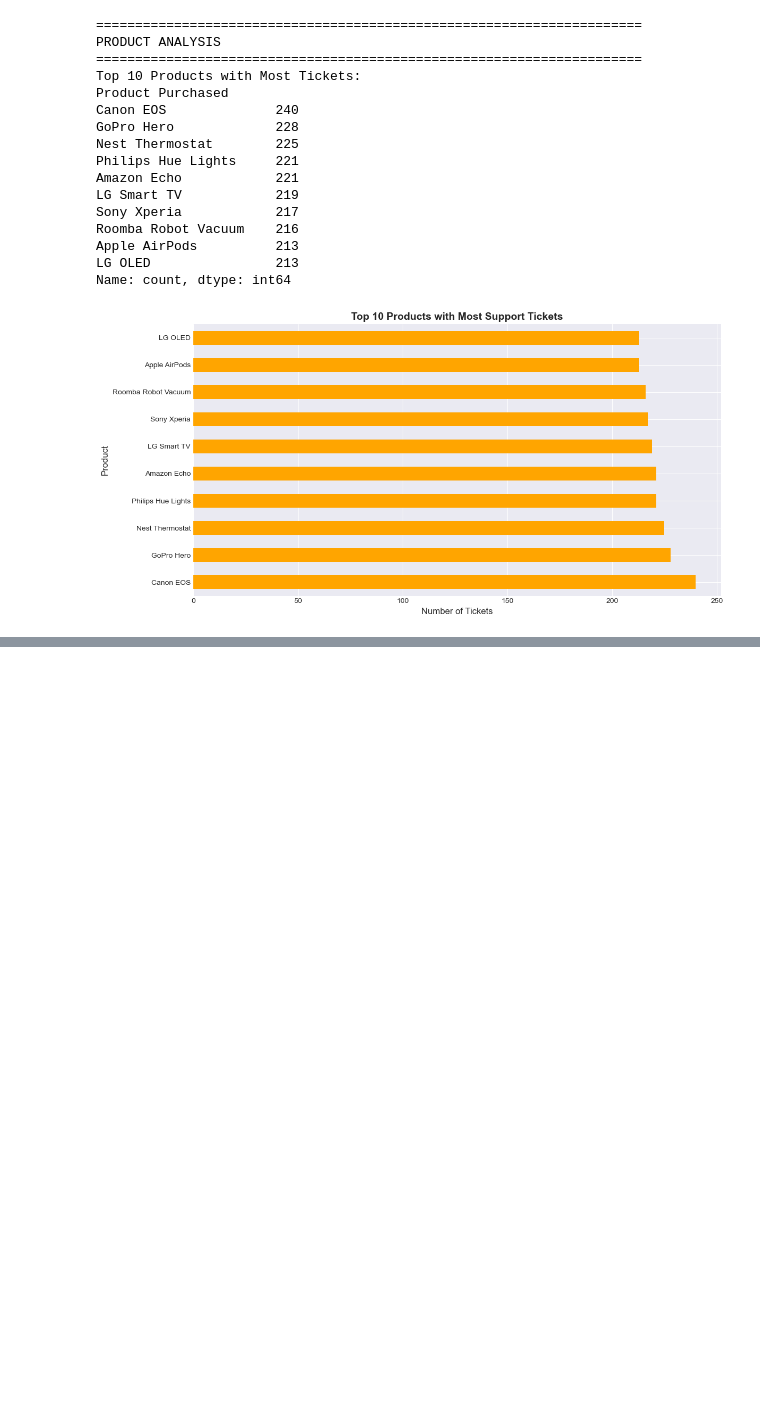
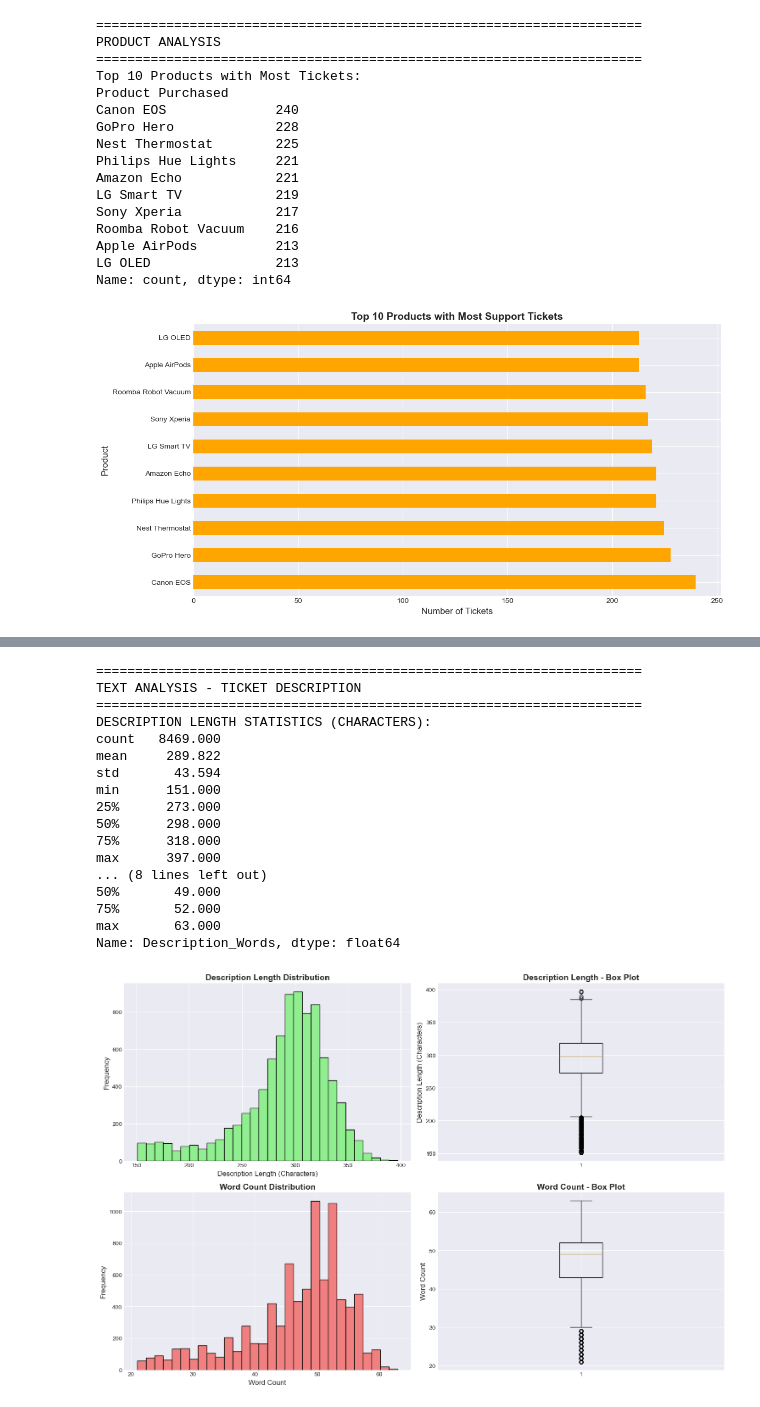
Before and after one commit to HoodaVishal/Intelligent-Customer-Support-System, a Jupyter notebook: notebooks/01_Data_Exploration.ipynb, the cells around one changed output, grey strips where cells are left out. Saved outputs shown, nothing was run; the diff lists cells and outputs as text; code cells hidden in the pictures; blank space fills up the shorter version.

```diff
--- a/notebooks/01_Data_Exploration.ipynb
+++ b/notebooks/01_Data_Exploration.ipynb
@@ -470,0 +620,65 @@ Name: count, dtype: int64
+# %%
+# Text Analysis - Ticket Description
+print('=' * 70)
+print('TEXT ANALYSIS - TICKET DESCRIPTION')
+print('=' * 70)
+
+if 'Ticket Description' in tickets.columns:
+    # Calculate text length
+    tickets['Description_Length'] = tickets['Ticket Description'].fillna('').str.len()
+    tickets['Description_Words'] = tickets['Ticket Description'].fillna('').str.split().str.len()
+
+    print('DESCRIPTION LENGTH STATISTICS (CHARACTERS):')
+    print(tickets['Description_Length'].describe())
+    print()
+
+    print('DESCRIPTION WORD COUNT STATISTICS:')
+    print(tickets['Description_Words'].describe())
+    print()
+
+    # Visualizations
+    fig, axes = plt.subplots(2, 2, figsize = (15, 10))
+
+    # Character length histogram
+    axes[0, 0].hist(tickets['Description_Length'], bins = 30, color = 'lightgreen', edgecolor = 'black')
+    axes[0, 0].set_xlabel('Description Length (Characters)', fontsize = 12)
+    axes[0, 0].set_ylabel('Frequency', fontsize = 12)
+    axes[0, 0].set_title('Description Length Distribution', fontsize = 14, fontweight = 'bold')
+
+    # Character length box plot
+    axes[0, 1].boxplot(tickets['Description_Length'])
+    axes[0, 1].set_ylabel('Description Length (Characters)', fontsize = 12)
+    axes[0, 1].set_title('Description Length - Box Plot', fontsize = 14, fontweight = 'bold')
+
+    # Word count histogram
+    axes[1, 0].hist(tickets['Description_Words'], bins = 30, color = 'lightcoral', edgecolor = 'black')
+    axes[1, 0].set_xlabel('Word Count', fontsize = 12)
+    axes[1, 0].set_ylabel('Frequency', fontsize = 12)
+    axes[1, 0].set_title('Word Count Distribution', fontsize = 14, fontweight = 'bold')
+
+    # Word count box plot
+    axes[1, 1].boxplot(tickets['Description_Words'])
+    axes[1, 1].set_ylabel('Word Count', fontsize = 12)
+    axes[1, 1].set_title('Word Count - Box Plot', fontsize = 14, fontweight = 'bold')
+
+    plt.tight_layout()
+    plt.show()
+# %% [output]
+======================================================================
+TEXT ANALYSIS - TICKET DESCRIPTION
+======================================================================
+DESCRIPTION LENGTH STATISTICS (CHARACTERS):
+count   8469.000
+mean     289.822
+std       43.594
+min      151.000
+25%      273.000
+50%      298.000
+75%      318.000
+max      397.000
+... (8 lines left out)
+50%       49.000
+75%       52.000
+max       63.000
+Name: Description_Words, dtype: float64
+[figure, added]
```
Also changed, not shown: parts of 4 cells of this notebook.
